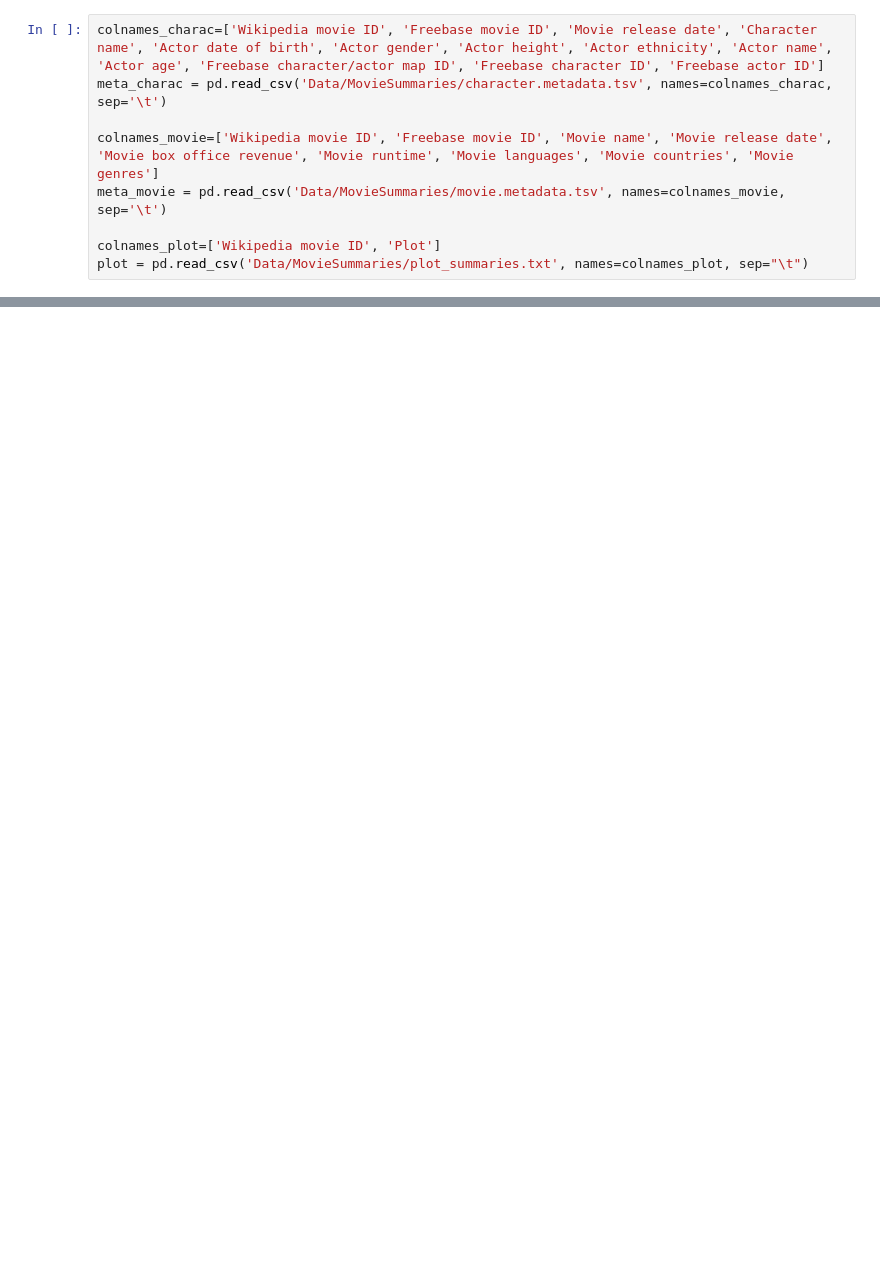
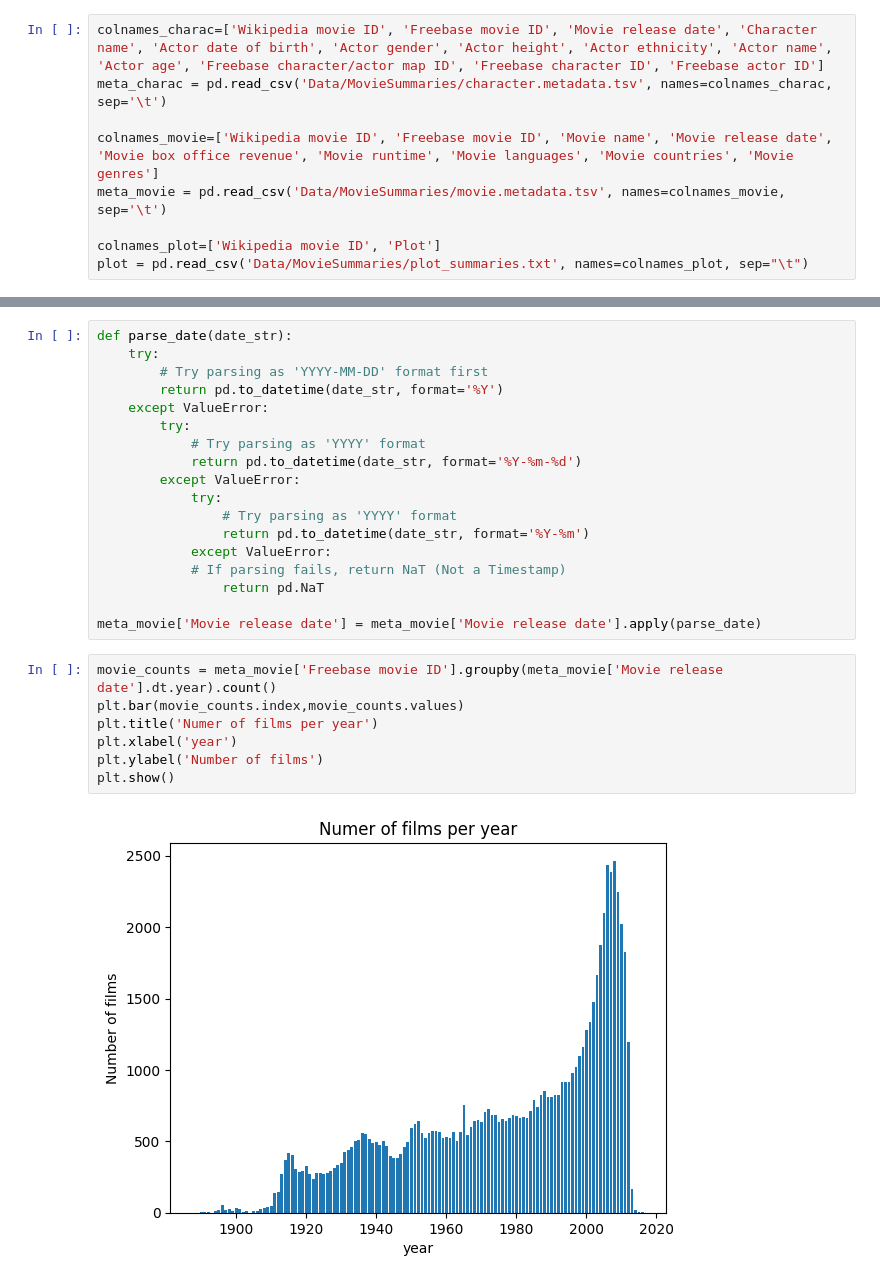
Before and after one commit to kelansolo/ADA-2023, a Jupyter notebook: project.ipynb, the cells around one changed output, grey strips where cells are left out. Drawn from its saved outputs; the diff is of its cells as text; blank space fills up the shorter version.

```diff
--- a/project.ipynb
+++ b/project.ipynb
@@ -43,0 +59,27 @@ plot.head()
+# %%
+def parse_date(date_str):
+    try:
+        # Try parsing as 'YYYY-MM-DD' format first
+        return pd.to_datetime(date_str, format='%Y')
+    except ValueError:
+        try:
+            # Try parsing as 'YYYY' format
+            return pd.to_datetime(date_str, format='%Y-%m-%d')
+        except ValueError:
+            try:
+                # Try parsing as 'YYYY' format
+                return pd.to_datetime(date_str, format='%Y-%m')
+            except ValueError:
+            # If parsing fails, return NaT (Not a Timestamp)
+                return pd.NaT
+
+meta_movie['Movie release date'] = meta_movie['Movie release date'].apply(parse_date)
+# %%
+movie_counts = meta_movie['Freebase movie ID'].groupby(meta_movie['Movie release date'].dt.year).count()
+plt.bar(movie_counts.index,movie_counts.values)
+plt.title('Numer of films per year')
+plt.xlabel('year')
+plt.ylabel('Number of films')
+plt.show()
+# %% [output]
+[figure, added]
```
Also changed, not shown: parts of 10 cells of this notebook.
